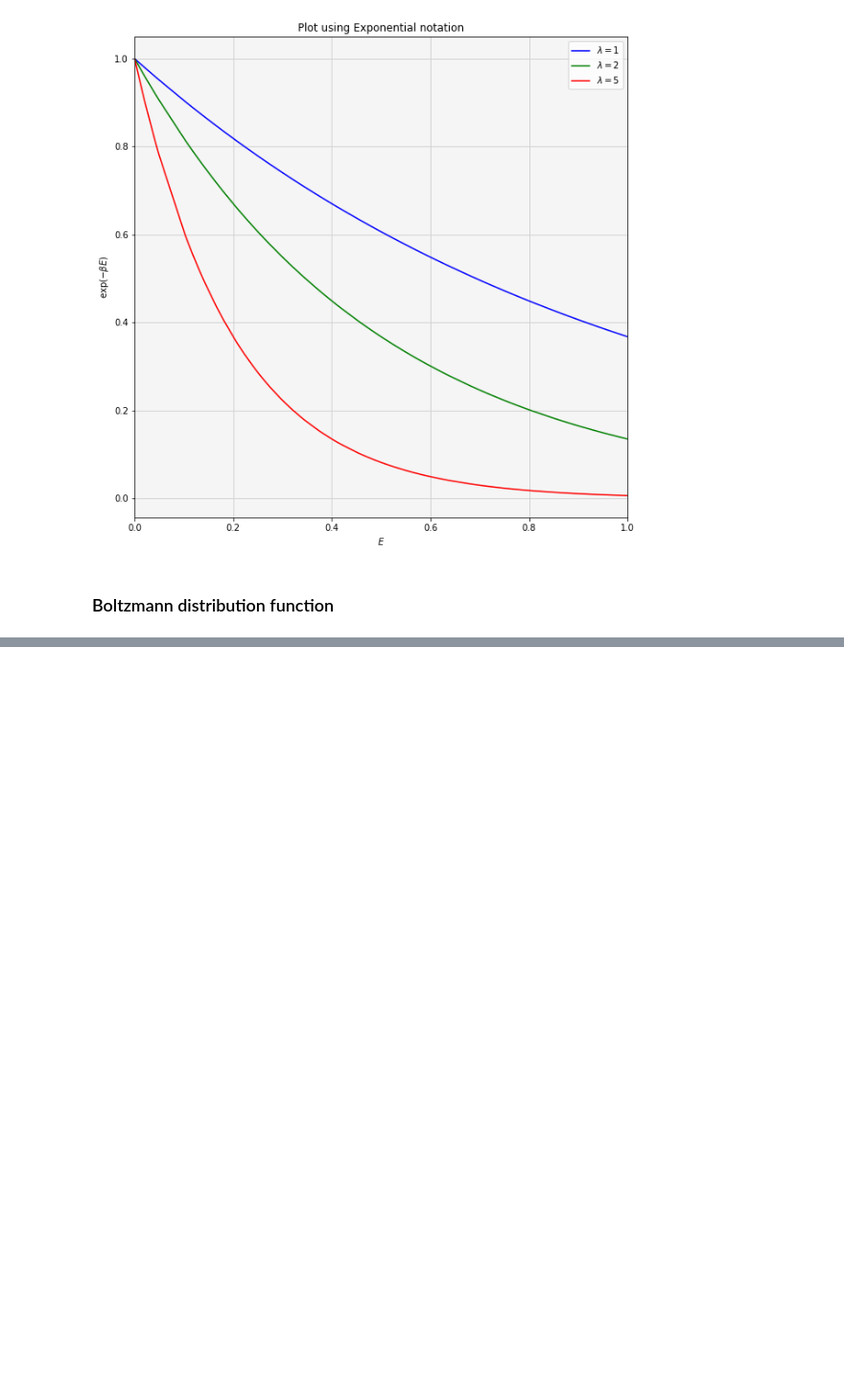
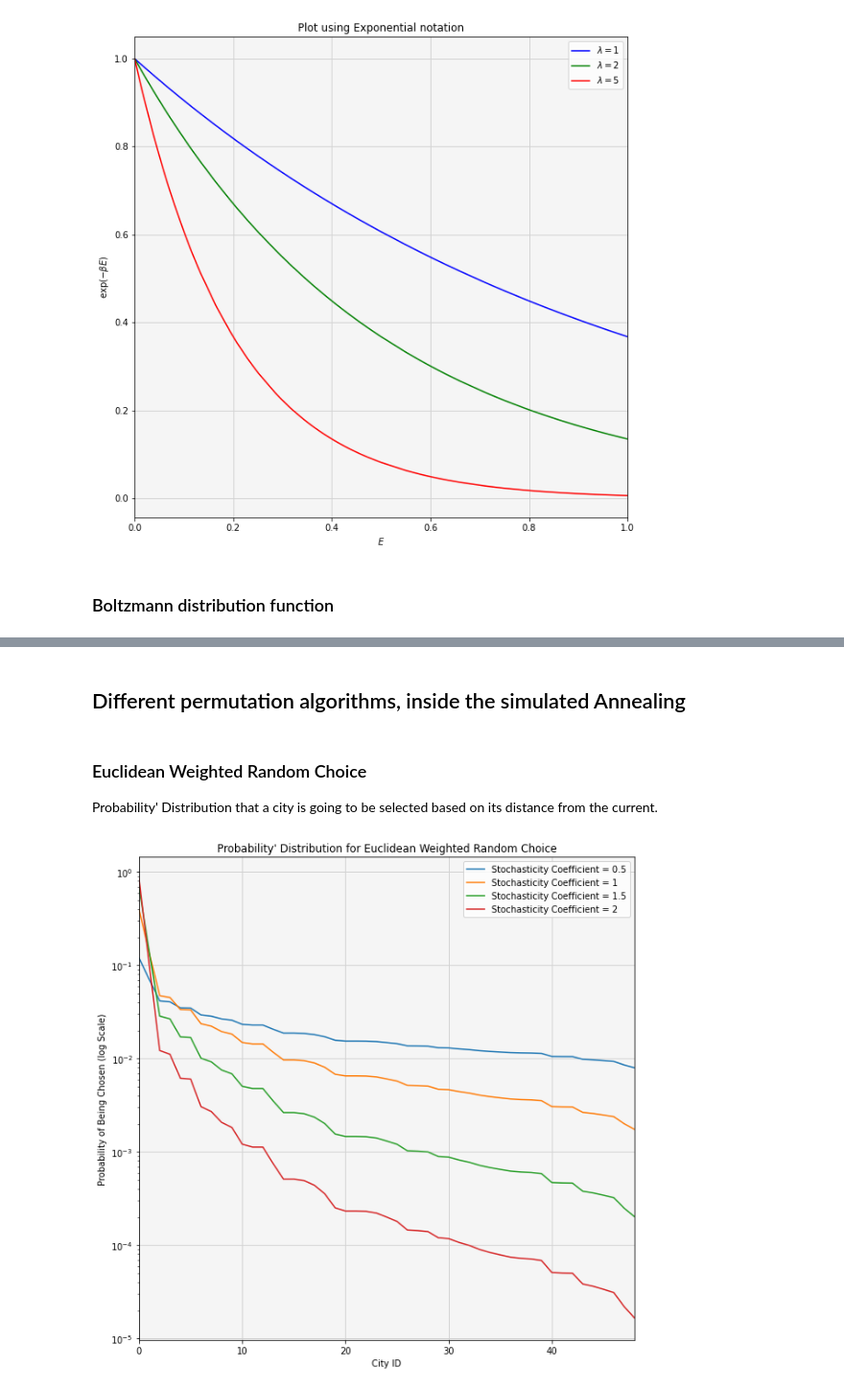
Before and after one commit to ithakis/Stochastic-Simulation-Assignment-3, a Jupyter notebook: Alexander.ipynb, the cells around one changed output, grey strips where cells are left out. Shown at 96% size. Saved outputs shown, nothing was run; the diff lists cells and outputs as text; code cells hidden in the pictures; blank space fills up the shorter version.

```diff
--- a/Alexander.ipynb
+++ b/Alexander.ipynb
@@ -787,0 +847,5 @@ T = 5 , min = 2799.89
+# %%
+alphas = ["Alpha"]
+for i in range(3,7):
+    alphas.append(np.power((0.01/10), 1/10**i))
+print(tabulate([alphas], headers=["Iterations", "1,000", "10,000", "100,000", "1,000,000"], floatfmt=[".0f", ".7f", ".7f", ".7f", ".7f"], numalign="right")) # , tablefmt='latex'
@@ -787,0 +1040,18 @@ T = 5 , min = 2799.89
+# %%
+print(f"----- Results for Map '{name}' -----\n"
+      f"Initial Solution = {I_mDLSE[-1]}\n"
+      f"Known Solution from Internet = {SOLUTION_PCB442}\n")
+# print(results)
+raw_results = results
+# raw_results = [[0.0, 0.0, 3058.248824559163, 0.0], [5.0, 1000.0, 3042.394592931355, 1.0756289958953857], [5.0, 10000.0, 3003.3261570857867, 9.907506942749023], [5.0, 100000.0, 2816.4923460354444, 99.40217924118042], [5.0, 1000000.0, 2707.102367558333, 982.507440328598], [10.0, 1000.0, 3040.1583864510094, 0.9896183013916016], [10.0, 10000.0, 3031.191519476093, 9.822263956069946], [10.0, 100000.0, 2890.1179563691785, 98.08808922767639], [10.0, 1000000.0, 2823.7171528421904, 988.5342738628387], [20.0, 1000.0, 3049.046930271007, 0.9914770126342773], [20.0, 10000.0, 3045.360638769992, 9.818662881851196], [20.0, 100000.0, 3049.046930271007, 98.26805925369263], [20.0, 1000000.0, 2804.3221401911496, 988.6235768795013], [40.0, 1000.0, 3049.046930271007, 0.9925529956817627], [40.0, 10000.0, 3049.046930271007, 9.947969913482666], [40.0, 100000.0, 3049.046930271007, 98.2391710281372], [40.0, 1000000.0, 2784.855472781591, 988.590784072876]]
+
+""" Table formatted results for tabular form. """
+headers = ["Iterations/T", "sqrt(442)", 2.5, 5, 10, 20, "Average Execution Time (s)"]
+n_results = [headers]
+
+for i in range(0, 4):
+    n_results.append([raw_results[1 + i][1], raw_results[1 + i][2], raw_results[5 + i][2], raw_results[9 + i][2], raw_results[13 + i][2], raw_results[17 + i][2]])
+    n_results[i + 1].append(np.mean([raw_results[1 + i][3], raw_results[5 + i][3], raw_results[9 + i][3], raw_results[13 + i][3], raw_results[17 + i][3]]))
+
+print(tabulate(n_results[1:], headers=n_results[0], floatfmt=[".0f", ".1f", ".1f", ".1f", ".1f", ".1f"], numalign="right")) # , tablefmt='latex'
+latex_caption = r"Results for map PCB442. Where alpha is calculated by $alpha = \\sqrt[\leftroot{-3}\uproot{3}{iterations}]{\tfrac{1}{0.02}}$"
@@ -787,0 +1069,20 @@ T = 5 , min = 2799.89
+# %% [markdown]
+## Different permutation algorithms, inside the simulated Annealing
+# %% [markdown]
+### Euclidean Weighted Random Choice
+Probability' Distribution that a city is going to be selected based on its distance from the current.
+# %%
+ax = ody.plot()
+ax.set_title("Probability' Distribution for Euclidean Weighted Random Choice")
+for i in [0.5, 1, 1.5, 2]:
+    probability_distributions = euclidean_weighted_random_choice(bestSequenceE[1:], EI51, stochasticity_coefficient=i, print_report=True)
+    ax.plot(probability_distributions, label="Stochasticity Coefficient = " + str(i))
+
+ax.set_xlim(0, len(probability_distributions)-1)
+
+ax.set_yscale('log')
+plt.xlabel('City ID')   ;   plt.ylabel('Probability of Being Chosen (log Scale)')
+plt.legend(loc='upper right')
+plt.show()
+# %% [output]
+[figure, added]
```
Also changed, not shown: parts of 45 cells of this notebook.
